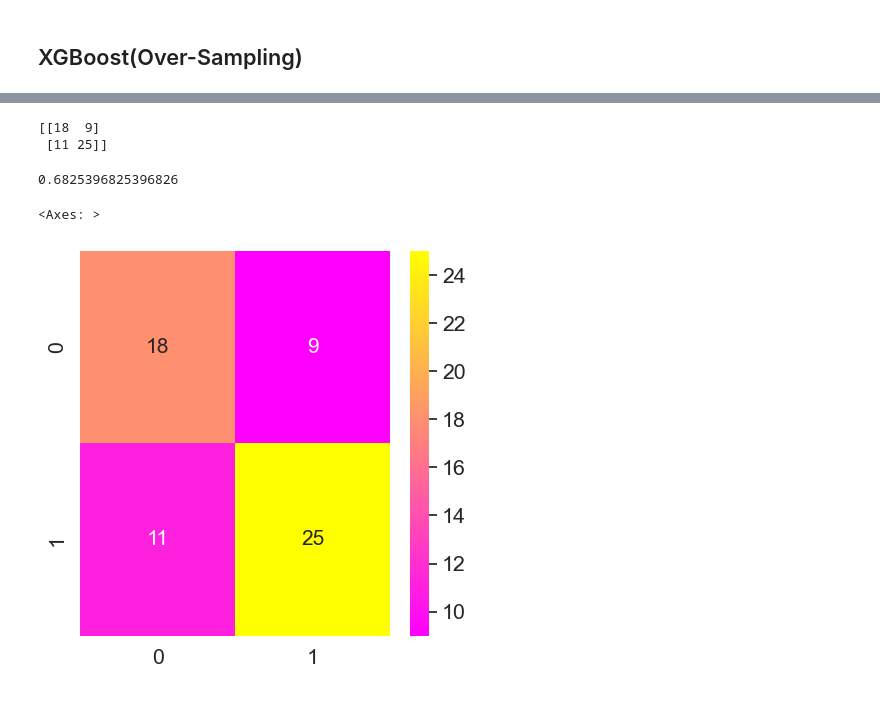
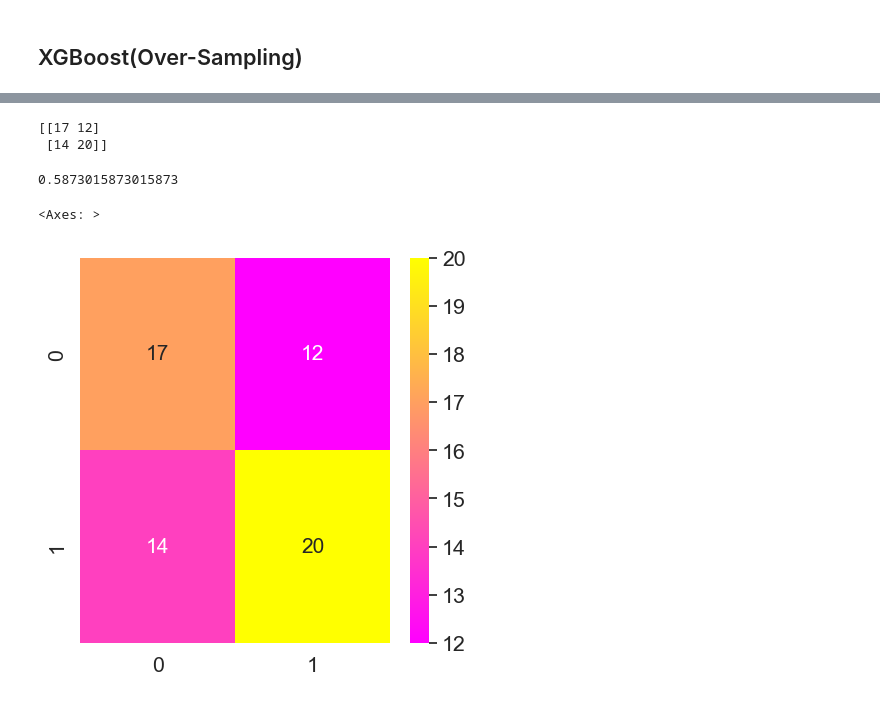
Before and after one commit to Kipioneer/TJE_Dissplay, a Jupyter notebook: UCI SECOM_XGB.ipynb, the cells around one changed output, grey strips where cells are left out. Saved outputs shown, nothing was run; the diff lists cells and outputs as text; code cells hidden in the pictures.

```diff
--- a/UCI SECOM_XGB.ipynb
+++ b/UCI SECOM_XGB.ipynb
@@ -175,0 +211,8 @@ y_pred_os = model.predict(x_test_os)
+# %%
+# 최적의 조건 적용해서 XGBoost 모델 적용
+weights = (y == 0).sum()/(1.0*(y == -1).sum())
+model = XGBClassifier(max_depth = 5, scale_pos_weights = weights, n_jobs = 4,random_state=1,cv=2)
+
+model.fit(x_train_os, y_train_os)
+
+y_pred = model.predict(x_test_os)
@@ -176,4 +222,5 @@ y_pred_os = model.predict(x_test_os)
 # %%
+# 혼동행렬 적용을 위해 y_train_us 복구
 from sklearn.metrics import confusion_matrix, accuracy_score
 y_pred_os = model.predict(x_test_os)
 y_pred_os = le.inverse_transform(y_pred_os)
@@ -181,16 +228,16 @@ CM = confusion_matrix(y_test_os, y_pred_os)
 print(CM)
 accuracy_score(y_test_os, y_pred_os)
 # %% [output]
-[[18  9]
- [11 25]]
+[[17 12]
+ [14 20]]
-0.6825396825396826
+0.5873015873015873
 # %%
-cm = confusion_matrix(y_test_os, y_pred)
-
+# 혼동행렬 적용
+CM = confusion_matrix(y_test_os, y_pred_os)
 
 plt.rcParams['figure.figsize'] = (5, 5)
 sns.set(style = 'dark', font_scale = 1.4)
-sns.heatmap(cm, annot = True, annot_kws = {"size": 15}, cmap = 'spring')
+sns.heatmap(CM, annot = True, annot_kws = {"size": 15}, cmap = 'spring')
 # %% [output]
 <Axes: >
-[figure, old version]
+[figure, new version]
```
Also changed, not shown: parts of 14 cells of this notebook, 3 other files.
